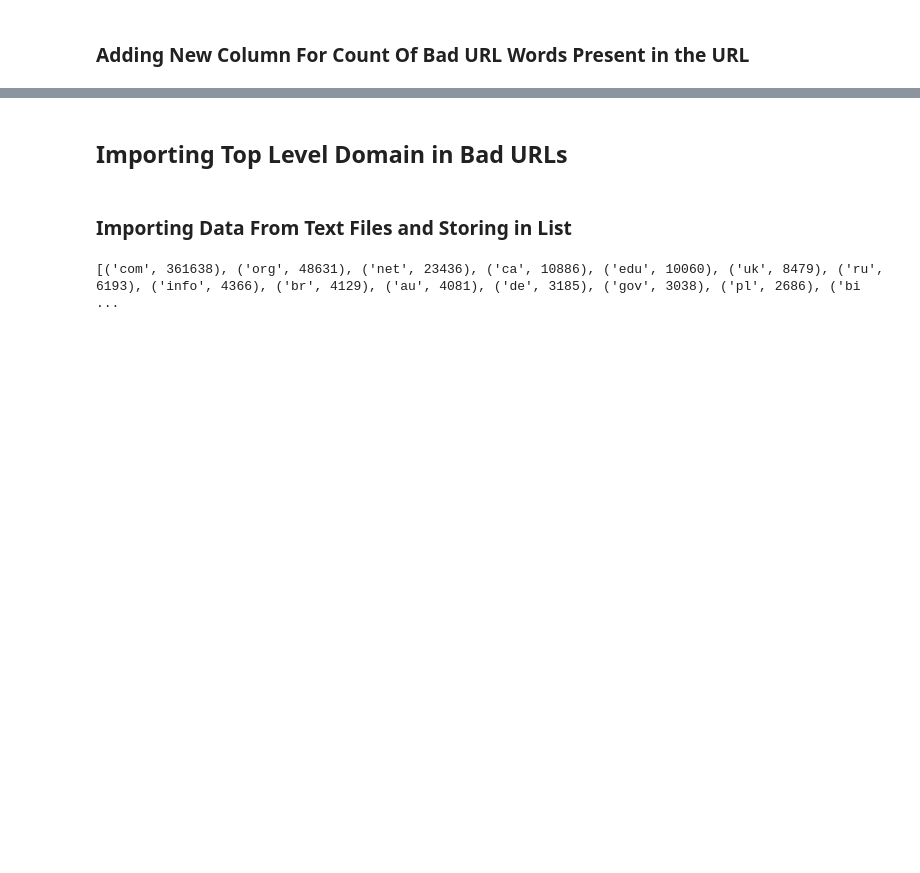
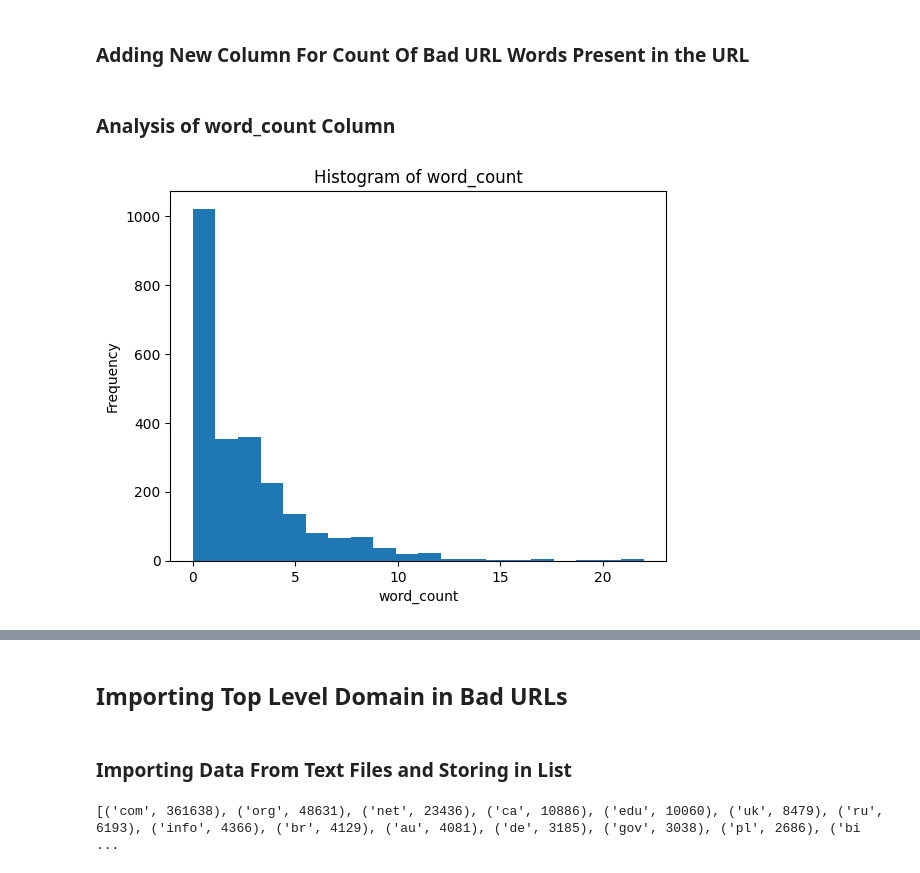
Before and after one commit to Shauryan23/Malicious-URL-Detection, a Jupyter notebook: ml_model/model.ipynb, the cells around one changed output, grey strips where cells are left out. Cells and saved outputs as stored; diff of their text form; code cells hidden in the pictures; blank space fills up the shorter version.

```diff
--- a/ml_model/model.ipynb
+++ b/ml_model/model.ipynb
@@ -219,3 +219,16 @@ dataset['word_count'] = dataset['word_count'].apply(lambda words_list: count_wor
 # Reorder the columns in the DataFrame
 desired_column_order = list(dataset.columns[:-2]) + ['word_count'] + [dataset.columns[-2]]
 dataset = dataset[desired_column_order]
+# %% [markdown]
+### Analysis of word_count Column
+# %%
+import matplotlib.pyplot as plt
+
+# Plot a histogram of the 'word_count' column
+plt.hist(dataset['word_count'], bins=20)
+plt.xlabel('word_count')
+plt.ylabel('Frequency')
+plt.title('Histogram of word_count')
+plt.show()
+# %% [output]
+[figure, added]
```
Also changed, not shown: parts of 19 cells of this notebook, 1 other file.
